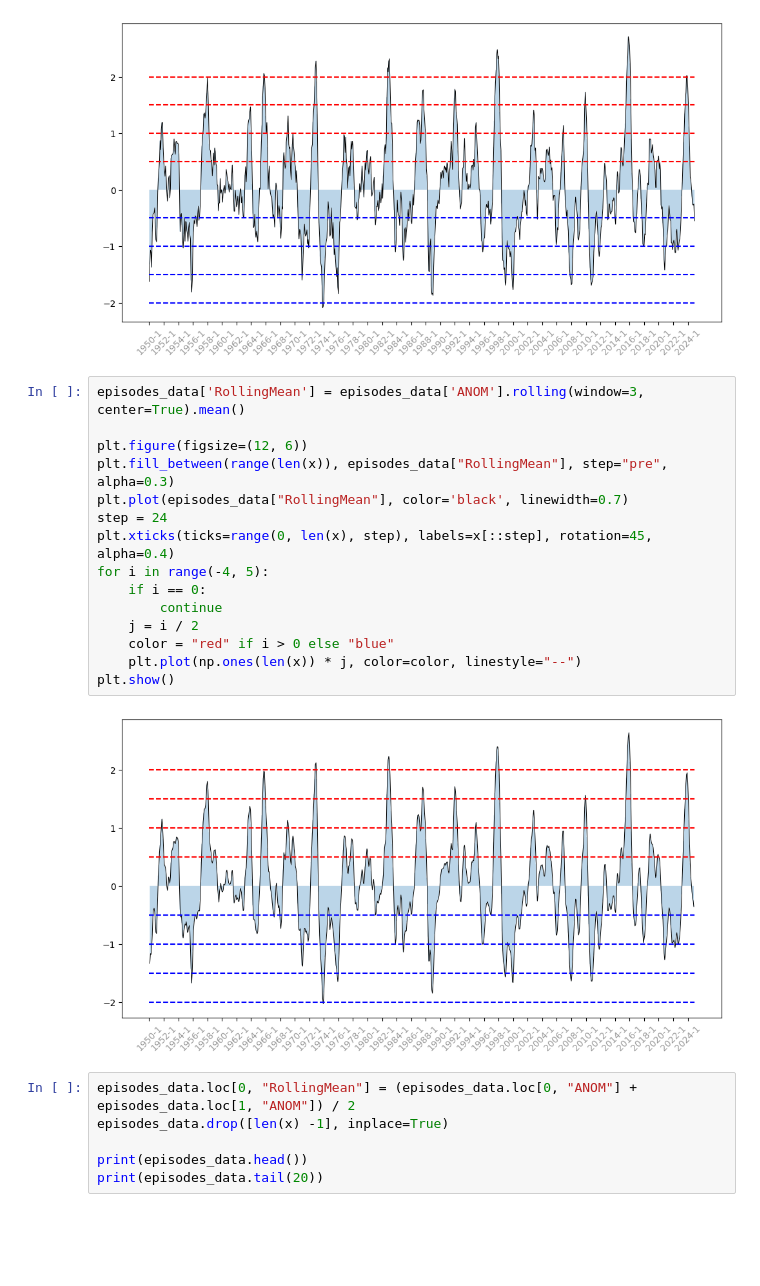
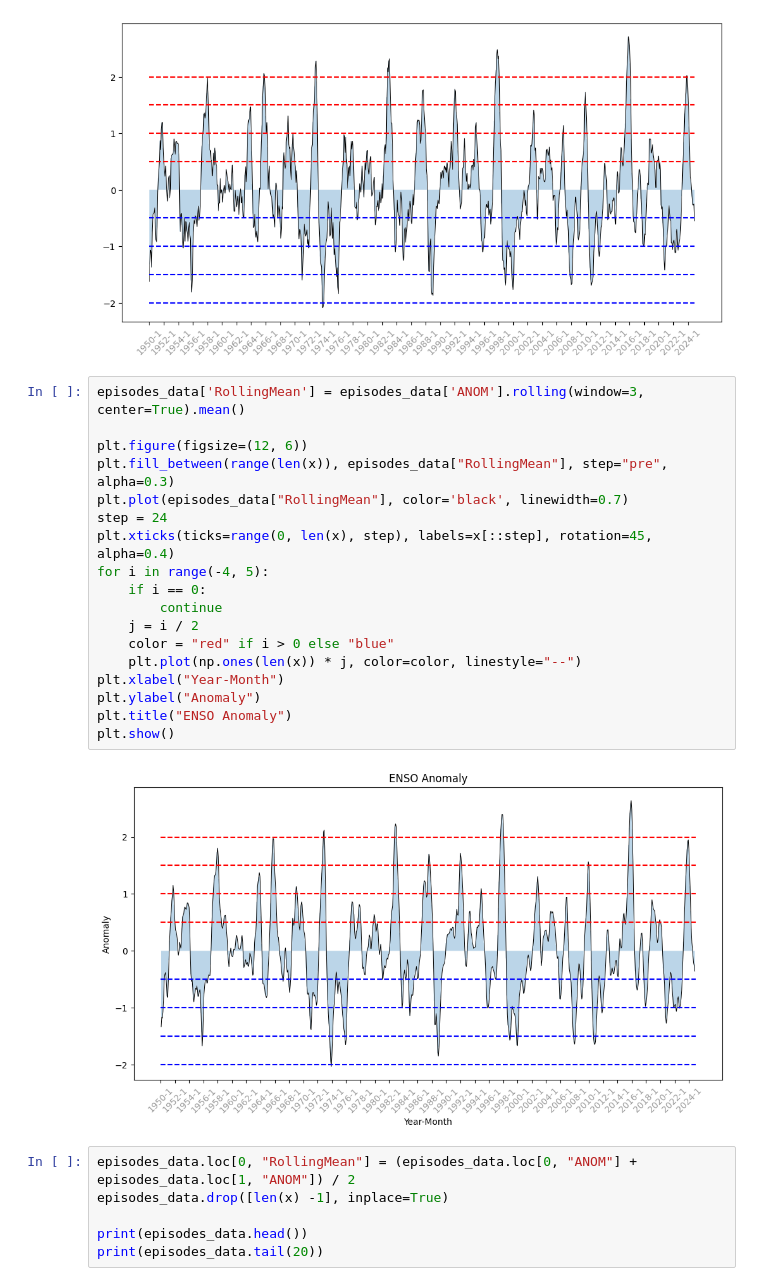
Before and after one commit to oscarmorand/prsta_gang, a Jupyter notebook: data_analysis.ipynb, the cells around one changed output. Drawn from its saved outputs; the diff is of its cells as text; blank space fills up the shorter version.

```diff
--- a/data_analysis.ipynb
+++ b/data_analysis.ipynb
@@ -202,20 +217,23 @@ plt.show()
 # %%
 episodes_data['RollingMean'] = episodes_data['ANOM'].rolling(window=3, center=True).mean()
 
 plt.figure(figsize=(12, 6))
 plt.fill_between(range(len(x)), episodes_data["RollingMean"], step="pre", alpha=0.3)
 plt.plot(episodes_data["RollingMean"], color='black', linewidth=0.7)
 step = 24
 plt.xticks(ticks=range(0, len(x), step), labels=x[::step], rotation=45, alpha=0.4)
 for i in range(-4, 5):
     if i == 0:
         continue
     j = i / 2
     color = "red" if i > 0 else "blue"
     plt.plot(np.ones(len(x)) * j, color=color, linestyle="--")
+plt.xlabel("Year-Month")
+plt.ylabel("Anomaly")
+plt.title("ENSO Anomaly")
 plt.show()
 # %% [output]
-[figure, old version]
+[figure, new version]
 # %%
 episodes_data.loc[0, "RollingMean"] = (episodes_data.loc[0, "ANOM"] + episodes_data.loc[1, "ANOM"]) / 2
 episodes_data.drop([len(x) -1], inplace=True)
```
Also changed, not shown: parts of 12 cells of this notebook.
